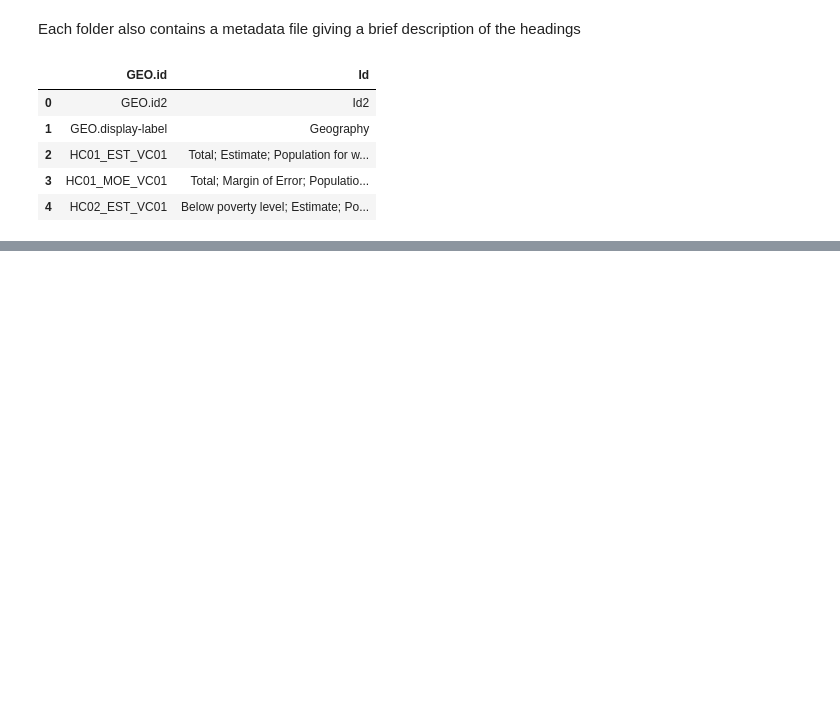
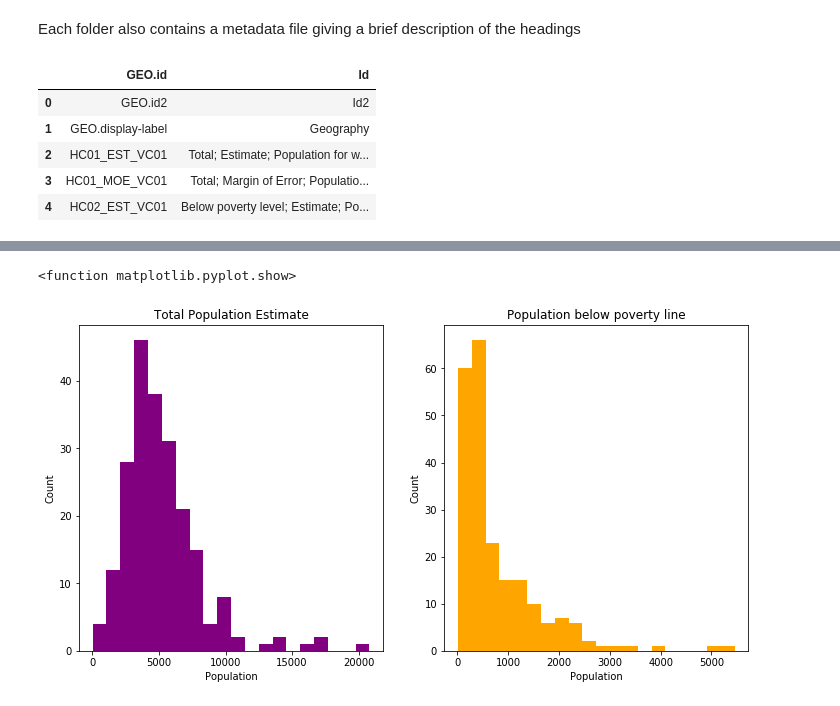
Before and after one commit to amably/repo1, a Jupyter notebook: AUS_pov.ipynb, the cells around one changed output, grey strips where cells are left out. Drawn from its saved outputs; the diff is of its cells as text; code cells hidden in the pictures; blank space fills up the shorter version.

```diff
--- a/AUS_pov.ipynb
+++ b/AUS_pov.ipynb
@@ -69,6 +68,8 @@ APD_pov.head()
 5 rows × 369 columns
 # %% [markdown]
 Each folder also contains a metadata file giving a brief description of the headings
+# %%
+APD_pov = APD_pov.drop([0])
 # %%
 APD_desc = pd.read_csv(APD_filepath + '\\37-00027_ACS_poverty\ACS_16_5YR_S1701_metadata.csv')
 APD_desc.head()
@@ -104,0 +133,6 @@ plt.show
+# %%
+APD_pov = APD_pov.drop([218])
+print(APD_pov.tail())
+
+tot_pop = APD_pov['HC01_EST_VC01'][1:].astype(float)
+pov_pop = APD_pov['HC02_EST_VC01'][1:].astype(float)
@@ -104,0 +157,19 @@ plt.show
+# %%
+fig = plt.figure(figsize=(12, 6))
+
+ax = fig.add_subplot(1,2,1)
+ax.hist(x = tot_pop, bins = 20, color = 'purple')
+plt.ylabel('Count')
+plt.xlabel("Population")
+plt.title('Total Population Estimate')
+
+ax = fig.add_subplot(1,2,2)
+ax.hist(x = pov_pop, bins = 20, color = 'orange')
+plt.ylabel('Count')
+plt.xlabel("Population")
+plt.title('Population below poverty line')
+
+plt.show
+# %% [output]
+<function matplotlib.pyplot.show>
+[figure, added]
```
Also changed, not shown: parts of 24 cells of this notebook.
